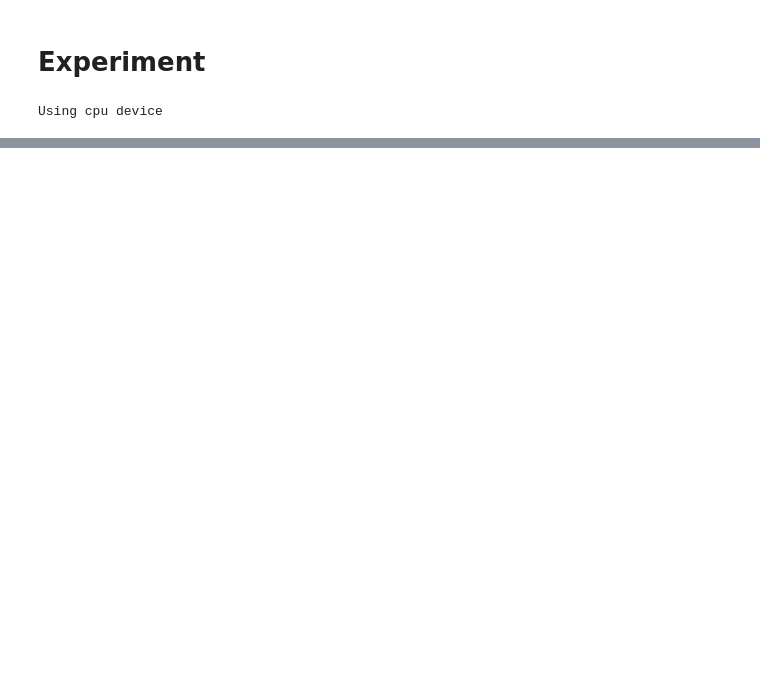
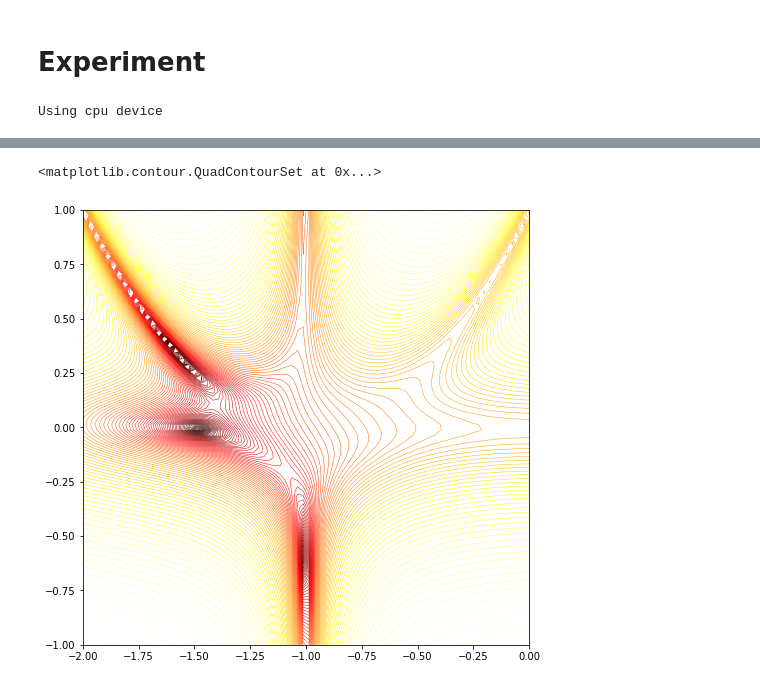
Before and after one commit to edmundlth/phase-transition-in-singular-model-paper, a Jupyter notebook: experiments/pytorch-version.ipynb, the cells around one changed output, grey strips where cells are left out. Cells and saved outputs as stored; diff of their text form; code cells hidden in the pictures; blank space fills up the shorter version.

```diff
--- a/experiments/pytorch-version.ipynb
+++ b/experiments/pytorch-version.ipynb
@@ -181,0 +199,15 @@ plt.plot(model.loss_history)
+# %%
+fig, ax = plt.subplots(1, 1, figsize=(8, 8))
+w1_axis = np.linspace(-2, 0.0, num=80)
+w2_axis = np.linspace(-1, 1, num=80)
+W1, W2 = np.meshgrid(w1_axis, w2_axis)
+with torch.no_grad():
+    Z = torch.stack(
+        [(regression_fn(xval, torch.tensor(W1), torch.tensor(W2)) - yval)**2
+         for xval, yval in zip(X_train, y_train)]
+    ).mean(axis=0)
+
+ax.contour(W1, W2, -np.log(Z), levels=100, alpha=1, linewidths=0.5, cmap="hot_r")
+# %% [output]
+<matplotlib.contour.QuadContourSet at 0x...>
+[figure, added]
```
Also changed, not shown: parts of 6 cells of this notebook.
